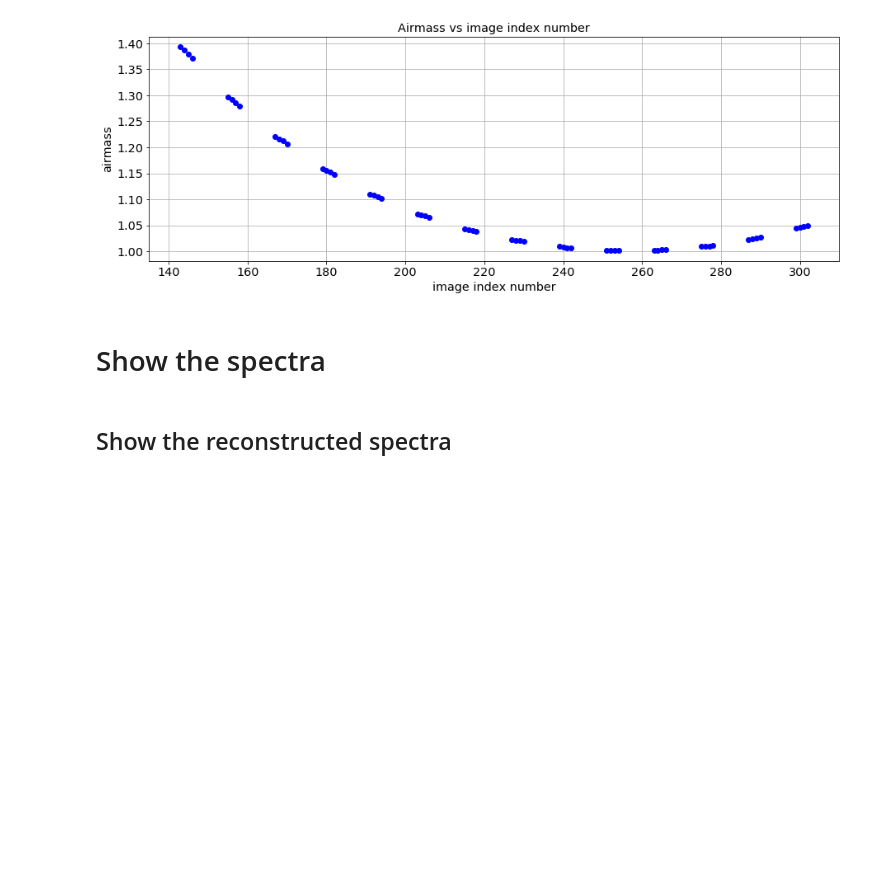
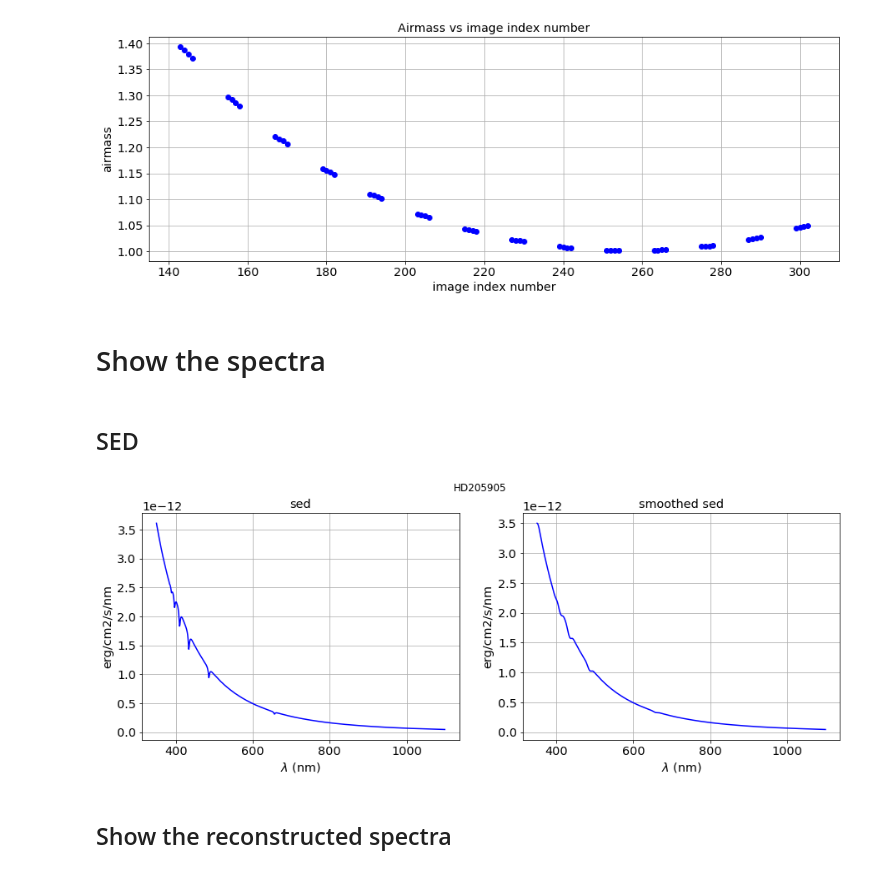
Before and after one commit to sylvielsstfr/SpectractorAnaAtm, a Jupyter notebook: ana_10jun17/HD205905/GetDisperserAttenuation_smooth.ipynb, the cells around one changed output. Cells and saved outputs as stored; diff of their text form; code cells hidden in the pictures; blank space fills up the shorter version.

```diff
--- a/ana_10jun17/HD205905/GetDisperserAttenuation_smooth.ipynb
+++ b/ana_10jun17/HD205905/GetDisperserAttenuation_smooth.ipynb
@@ -567,6 +562,12 @@ plt.grid()
 [figure]
 # %% [markdown]
 # Show the spectra
+# %% [markdown]
+## SED
+# %%
+PlotSED(list_of_objects_str)
+# %% [output]
+[figure, added]
 # %% [markdown]
 ## Show the reconstructed spectra
 # %%
```
Also changed, not shown: parts of 25 cells of this notebook, 1 other file.
